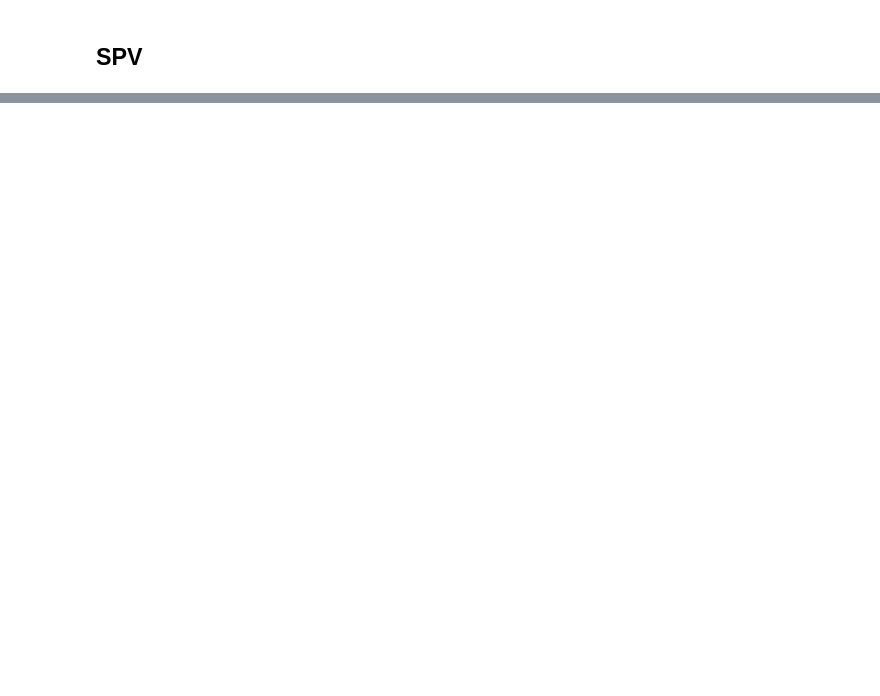
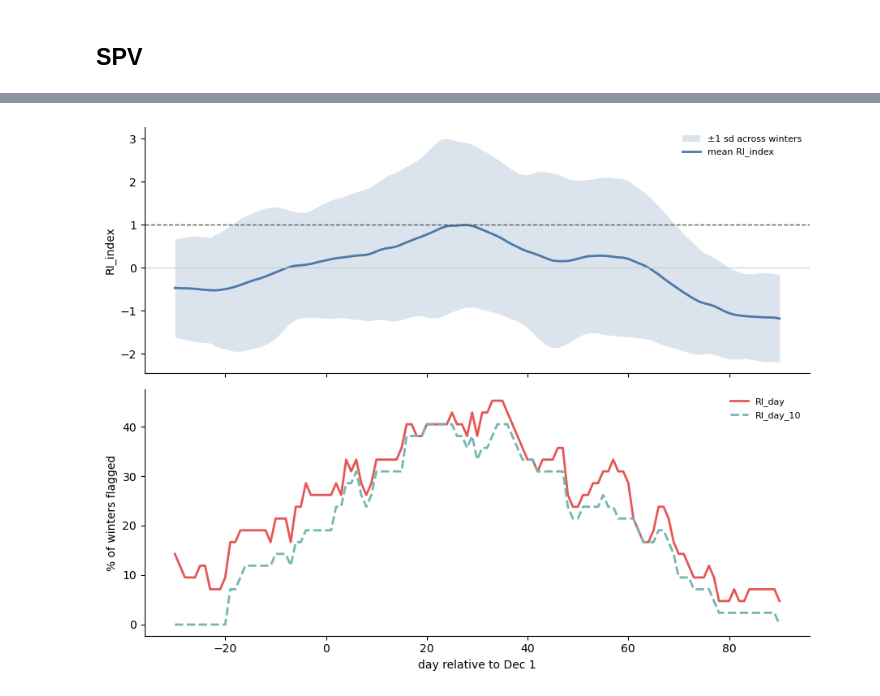
Before and after one commit to augustlepique/circs-research, a Jupyter notebook: jupyter_notebooks/climate_indices.ipynb, the cells around one changed output, grey strips where cells are left out. Saved outputs shown, nothing was run; the diff lists cells and outputs as text; code cells hidden in the pictures; blank space fills up the shorter version.

```diff
--- a/jupyter_notebooks/climate_indices.ipynb
+++ b/jupyter_notebooks/climate_indices.ipynb
@@ -134,0 +282,20 @@ KeyError: "['RMM1', 'RMM2', 'phase', 'amplitude'] not in index"
+# %%
+fig, axes = plt.subplots(2,1, figsize=(9,7), sharex=True)
+mu, sd = ri.RI_index.mean('year'), ri.RI_index.std('year')
+axes[0].fill_between(ri.time, mu-sd, mu+sd, color='#4C78A8', alpha=.20, lw=0,
+                     label='±1 sd across winters')
+axes[0].plot(ri.time, mu, color='#4C78A8', lw=2, label='mean RI_index')
+axes[0].axhline(1, color='0.35', ls='--', lw=1)
+axes[0].axhline(0, color='0.8', lw=0.8)
+axes[0].set_ylabel('RI_index'); axes[0].legend(frameon=False, fontsize=8)
+
+axes[1].plot(ri.time, ri.RI_day.mean('year')*100, color='#E45756', lw=2, label='RI_day')
+axes[1].plot(ri.time, ri.RI_day_10.mean('year')*100, color='#72B7B2', lw=2, ls='--',
+             label='RI_day_10')
+axes[1].set_ylabel('% of winters flagged'); axes[1].set_xlabel('day relative to Dec 1')
+axes[1].legend(frameon=False, fontsize=8)
+for ax in axes:
+    for s in ('top','right'): ax.spines[s].set_visible(False)
+fig.tight_layout()
+# %% [output]
+[figure, added]
```
Also changed, not shown: parts of 96 cells of this notebook, 1 other file.
